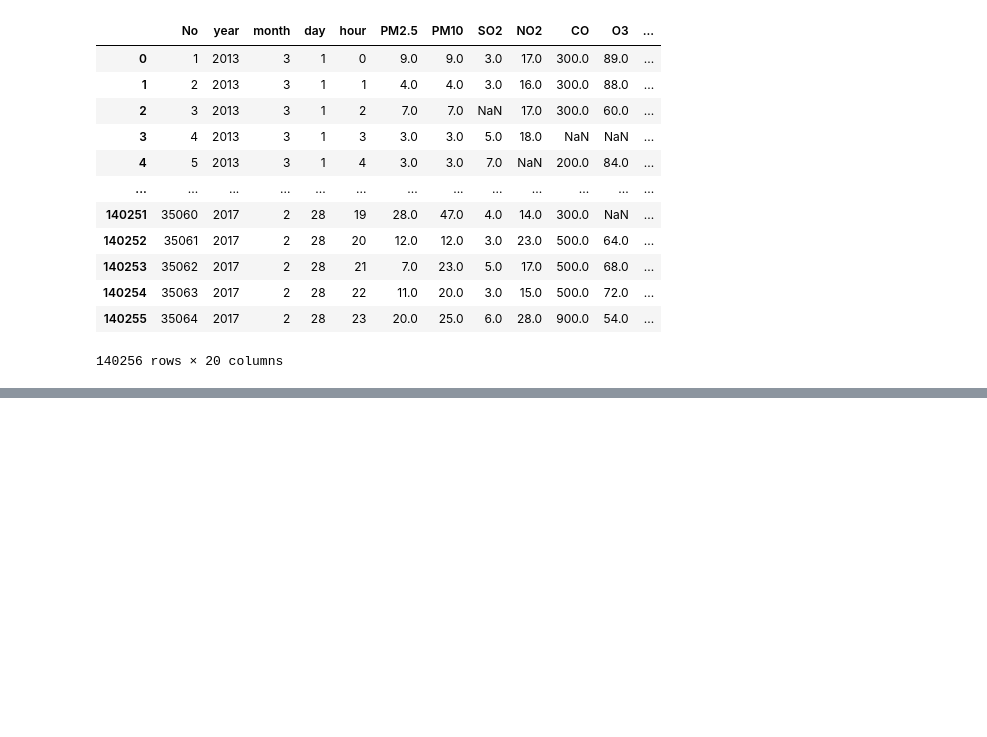
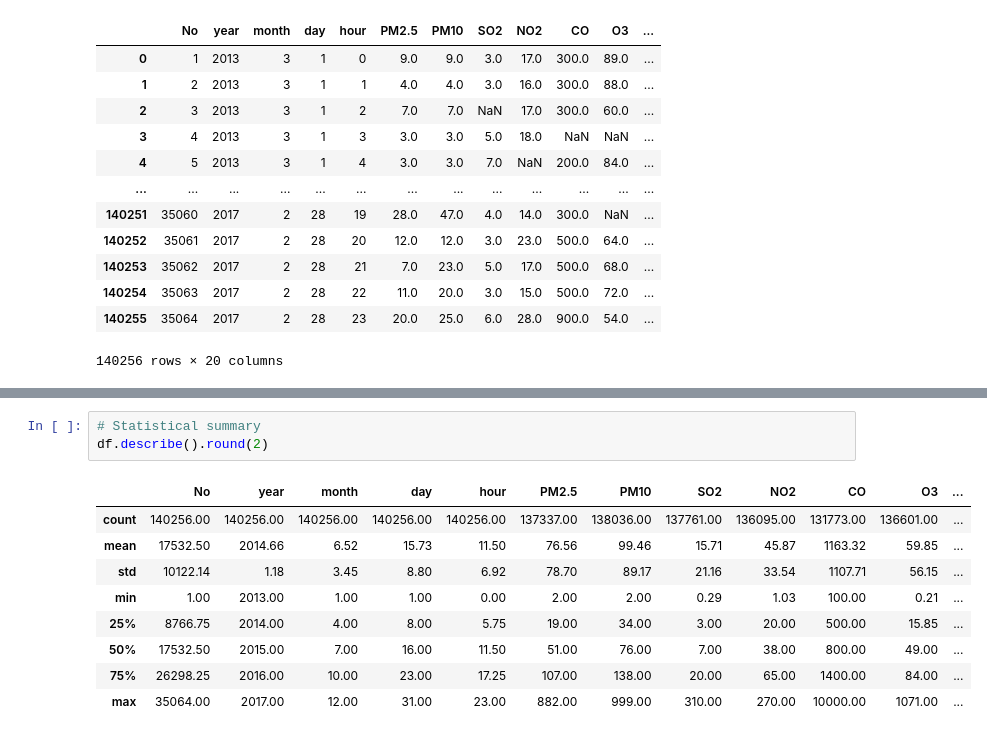
Before and after one commit to kunalan-Subatharan/Beijing-Air-Quality-Analysis, a Jupyter notebook: CMP7005_PRAC1_Beijing_Air_Quality.ipynb, the cells around one changed output, grey strips where cells are left out. Cells and saved outputs as stored; diff of their text form; blank space fills up the shorter version.

Commit message:
Data understanding complete Added shape, dtypes, statistical summary, station breakdown and missing values analysis

```diff
--- a/CMP7005_PRAC1_Beijing_Air_Quality.ipynb
+++ b/CMP7005_PRAC1_Beijing_Air_Quality.ipynb
@@ -154,0 +254,13 @@ df
+# %%
+# Statistical summary
+df.describe().round(2)
+# %% [output]
+|  | No | year | month | day | hour | PM2.5 | PM10 | SO2 | NO2 | CO | O3 | ... |
+| count | 140256.00 | 140256.00 | 140256.00 | 140256.00 | 140256.00 | 137337.00 | 138036.00 | 137761.00 | 136095.00 | 131773.00 | 136601.00 | ... |
+| mean | 17532.50 | 2014.66 | 6.52 | 15.73 | 11.50 | 76.56 | 99.46 | 15.71 | 45.87 | 1163.32 | 59.85 | ... |
+| std | 10122.14 | 1.18 | 3.45 | 8.80 | 6.92 | 78.70 | 89.17 | 21.16 | 33.54 | 1107.71 | 56.15 | ... |
+| min | 1.00 | 2013.00 | 1.00 | 1.00 | 0.00 | 2.00 | 2.00 | 0.29 | 1.03 | 100.00 | 0.21 | ... |
+| 25% | 8766.75 | 2014.00 | 4.00 | 8.00 | 5.75 | 19.00 | 34.00 | 3.00 | 20.00 | 500.00 | 15.85 | ... |
+| 50% | 17532.50 | 2015.00 | 7.00 | 16.00 | 11.50 | 51.00 | 76.00 | 7.00 | 38.00 | 800.00 | 49.00 | ... |
+| 75% | 26298.25 | 2016.00 | 10.00 | 23.00 | 17.25 | 107.00 | 138.00 | 20.00 | 65.00 | 1400.00 | 84.00 | ... |
+| max | 35064.00 | 2017.00 | 12.00 | 31.00 | 23.00 | 882.00 | 999.00 | 310.00 | 270.00 | 10000.00 | 1071.00 | ... |
```
Also changed, not shown: parts of 11 cells of this notebook.
